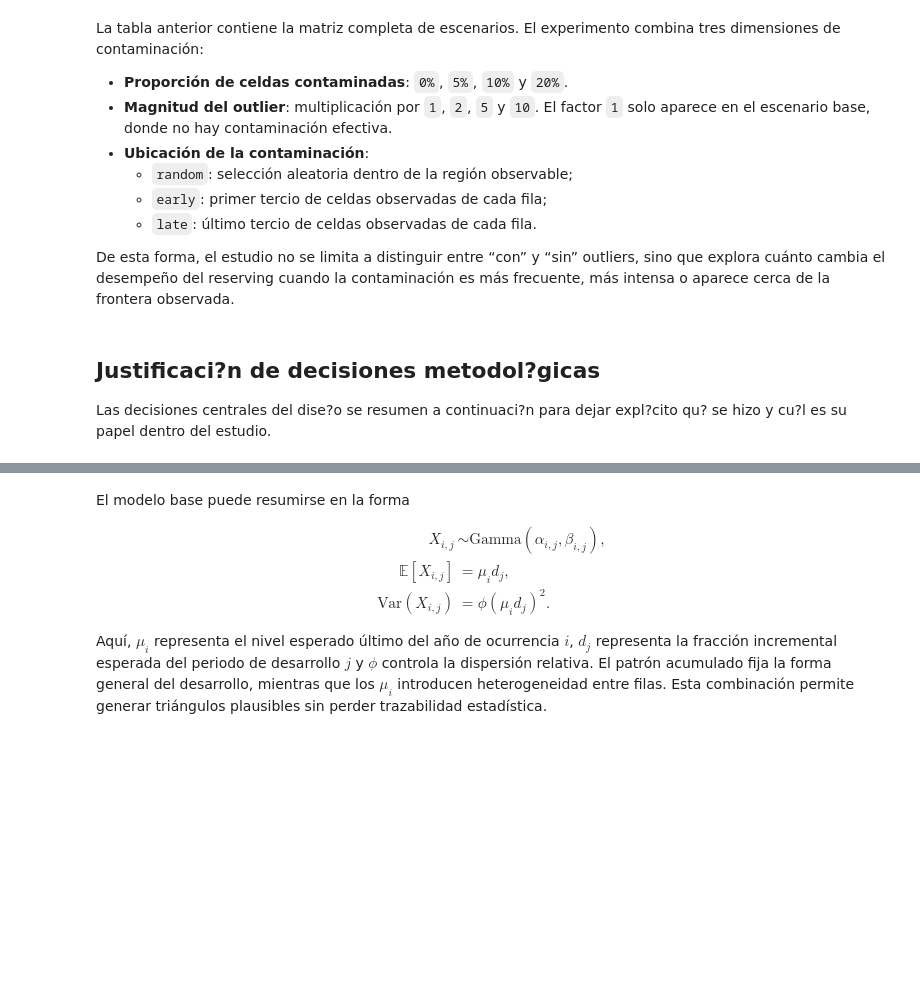
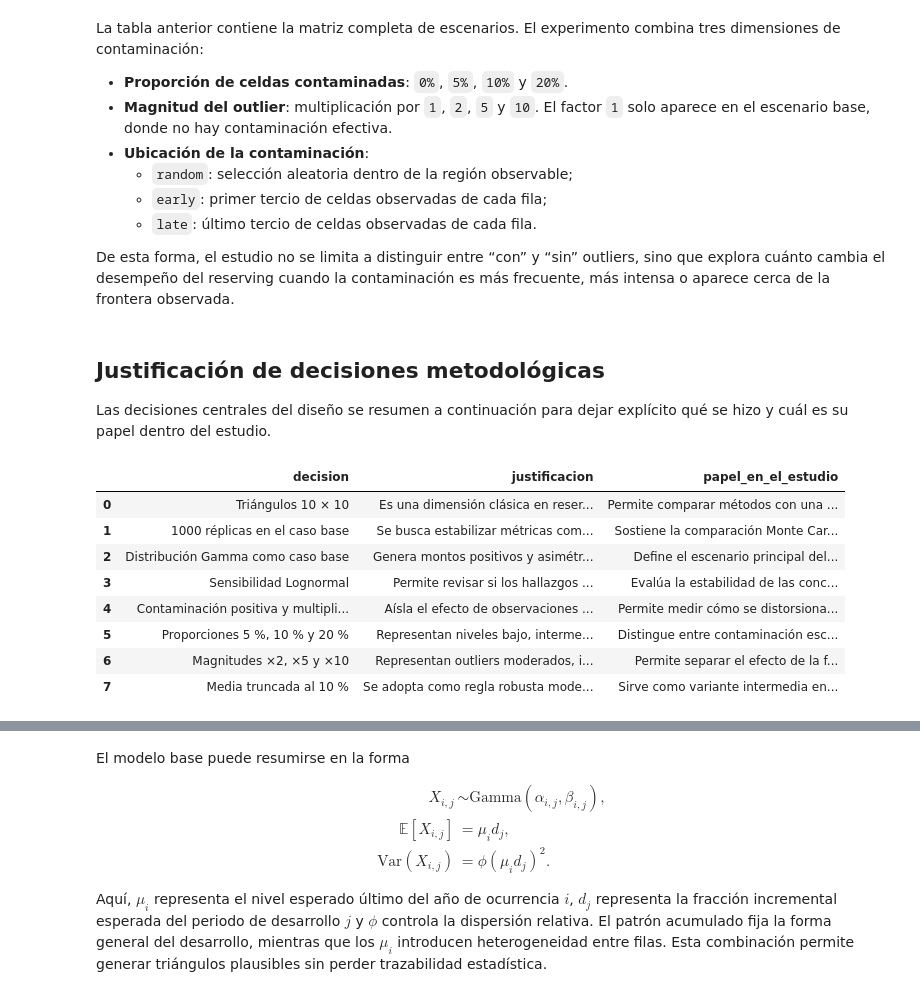
Before and after one commit to nataliazarate1/Proyecto-IBNR-R, a Jupyter notebook: notebooks/ibnr_chain_ladder_robusto.ipynb, the cells around one changed output, grey strips where cells are left out. Cells and saved outputs as stored; diff of their text form; code cells hidden in the pictures; blank space fills up the shorter version.

```diff
--- a/notebooks/ibnr_chain_ladder_robusto.ipynb
+++ b/notebooks/ibnr_chain_ladder_robusto.ipynb
@@ -130,57 +148,67 @@ La tabla anterior contiene la matriz completa de escenarios. El experimento comb
 
 De esta forma, el estudio no se limita a distinguir entre “con” y “sin” outliers, sino que explora cuánto cambia el desempeño del reserving cuando la contaminación es más frecuente, más intensa o aparece cerca de la frontera observada.
 # %% [markdown]
-## Justificaci?n de decisiones metodol?gicas
+## Justificación de decisiones metodológicas
 
-Las decisiones centrales del dise?o se resumen a continuaci?n para dejar expl?cito qu? se hizo y cu?l es su papel dentro del estudio.
+Las decisiones centrales del diseño se resumen a continuación para dejar explícito qué se hizo y cuál es su papel dentro del estudio.
 # %%
-# Resumen de las principales decisiones metodol?gicas del experimento
+# Resumen de las principales decisiones metodológicas del experimento
 justification_df = pd.DataFrame(
     [
         {
-            "decision": "Tri?ngulos 10 ? 10",
-            "justificacion": "Es una dimensi?n cl?sica en reserving, suficiente para reproducir una zona observada y una zona futura relevantes sin volver innecesariamente pesado el experimento.",
-            "papel_en_el_estudio": "Permite comparar m?todos con una estructura triangular completa y con n?mero decreciente de ratios por periodo.",
+            "decision": "Triángulos 10 × 10",
+            "justificacion": "Es una dimensión clásica en reserving, suficiente para reproducir una zona observada y una zona futura relevantes sin volver innecesariamente pesado el experimento.",
+            "papel_en_el_estudio": "Permite comparar métodos con una estructura triangular completa y con número decreciente de ratios por periodo.",
         },
         {
-            "decision": "1000 r?plicas en el caso base",
-            "justificacion": "Se busca estabilizar m?tricas como RMSE, MAPE y desviaci?n est?ndar sin perder viabilidad computacional.",
-            "papel_en_el_estudio": "Sostiene la comparaci?n Monte Carlo entre m?todos y escenarios.",
+            "decision": "1000 réplicas en el caso base",
+            "justificacion": "Se busca estabilizar métricas como RMSE, MAPE y desviación estándar sin perder viabilidad computacional.",
+            "papel_en_el_estudio": "Sostiene la comparación Monte Carlo entre métodos y escenarios.",
         },
         {
-            "decision": "Distribuci?n Gamma como caso base",
-            "justificacion": "Genera montos positivos y asim?tricos, compatibles con pagos incrementales, y permite controlar media y dispersi?n de forma directa.",
+            "decision": "Distribución Gamma como caso base",
+            "justificacion": "Genera montos positivos y asimétricos, compatibles con pagos incrementales, y permite controlar media y dispersión de forma directa.",
             "papel_en_el_estudio": "Define el escenario principal del experimento.",
         },
         {
             "decision": "Sensibilidad Lognormal",
-            "justificacion": "Permite revisar si los hallazgos cambian cuando la distribuci?n subyacente tiene colas m?s pesadas.",
-            "papel_en_el_estudio": "Eval?a la estabilidad de las conclusiones frente a un mecanismo alternativo de simulaci?n.",
+            "justificacion": "Permite revisar si los hallazgos cambian cuando la distribución subyacente tiene colas más pesadas.",
+            "papel_en_el_estudio": "Evalúa la estabilidad de las conclusiones frente a un mecanismo alternativo de simulación.",
         },
         {
-            "decision": "Contaminaci?n positiva y multiplicativa",
-            "justificacion": "A?sla el efecto de observaciones influyentes de gran magnitud sobre los factores de desarrollo.",
-            "papel_en_el_estudio": "Permite medir c?mo se distorsiona el IBNR cuando los datos observados contienen outliers.",
+            "decision": "Contaminación positiva y multiplicativa",
+            "justificacion": "Aísla el efecto de observaciones influyentes de gran magnitud sobre los factores de desarrollo.",
+            "papel_en_el_estudio": "Permite medir cómo se distorsiona el IBNR cuando los datos observados contienen outliers.",
         },
         {
             "decision": "Proporciones 5 %, 10 % y 20 %",
-            "justificacion": "Representan niveles bajo, intermedio y alto de contaminaci?n para estudiar sensibilidad de manera gradual.",
-            "papel_en_el_estudio": "Distingue entre contaminaci?n escasa, moderada y frecuente.",
+            "justificacion": "Representan niveles bajo, intermedio y alto de contaminación para estudiar sensibilidad de manera gradual.",
+            "papel_en_el_estudio": "Distingue entre contaminación escasa, moderada y frecuente.",
         },
         {
-            "decision": "Magnitudes ?2, ?5 y ?10",
-            "justificacion": "Representan outliers moderados, intensos y severos dentro de una regla de contaminaci?n f?cil de interpretar.",
+            "decision": "Magnitudes ×2, ×5 y ×10",
+            "justificacion": "Representan outliers moderados, intensos y severos dentro de una regla de contaminación fácil de interpretar.",
             "papel_en_el_estudio": "Permite separar el efecto de la frecuencia del efecto de la severidad.",
         },
         {
             "decision": "Media truncada al 10 %",
-            "justificacion": "Se adopta como regla robusta moderada, aunque en tri?ngulos peque?os su efecto pr?ctico puede ser limitado por el bajo n?mero de ratios por periodo.",
-            "papel_en_el_estudio": "Sirve como variante intermedia entre el promedio cl?sico y reglas m?s resistentes como la mediana.",
+            "justificacion": "Se adopta como regla robusta moderada, aunque en triángulos pequeños su efecto práctico puede ser limitado por el bajo número de ratios por periodo.",
+            "papel_en_el_estudio": "Sirve como variante intermedia entre el promedio clásico y reglas más resistentes como la mediana.",
         },
     ]
 )
 
 justification_df
+# %% [output]
+|  | decision | justificacion | papel_en_el_estudio |
+| 0 | Triángulos 10 × 10 | Es una dimensión clásica en reser... | Permite comparar métodos con una ... |
+| 1 | 1000 réplicas en el caso base | Se busca estabilizar métricas com... | Sostiene la comparación Monte Car... |
+| 2 | Distribución Gamma como caso base | Genera montos positivos y asimétr... | Define el escenario principal del... |
+| 3 | Sensibilidad Lognormal | Permite revisar si los hallazgos ... | Evalúa la estabilidad de las conc... |
+| 4 | Contaminación positiva y multipli... | Aísla el efecto de observaciones ... | Permite medir cómo se distorsiona... |
+| 5 | Proporciones 5 %, 10 % y 20 % | Representan niveles bajo, interme... | Distingue entre contaminación esc... |
+| 6 | Magnitudes ×2, ×5 y ×10 | Representan outliers moderados, i... | Permite separar el efecto de la f... |
+| 7 | Media truncada al 10 % | Se adopta como regla robusta mode... | Sirve como variante intermedia en... |
 # %%
 # Resumen de las dimensiones usadas para construir los escenarios
 scenario_design_df = pd.DataFrame(
```
Also changed, not shown: parts of 23 cells of this notebook, 1 other file.
